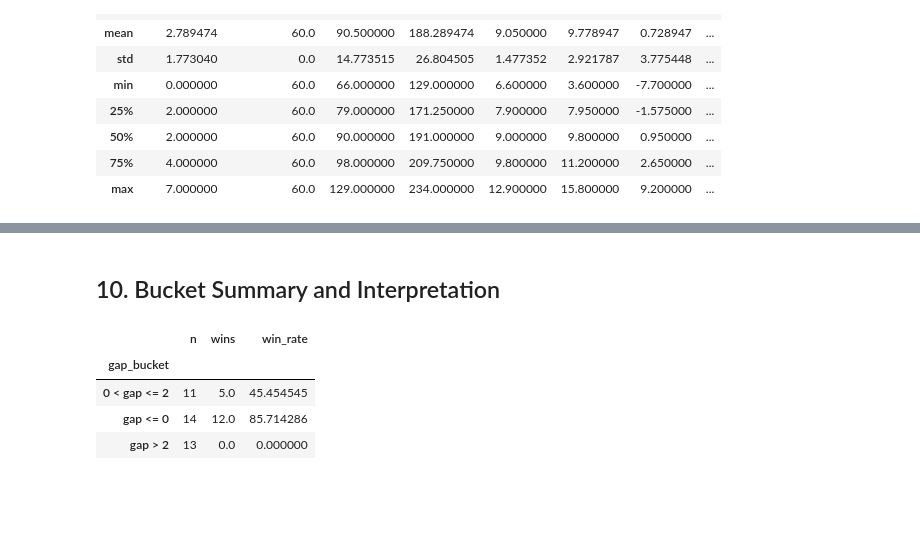
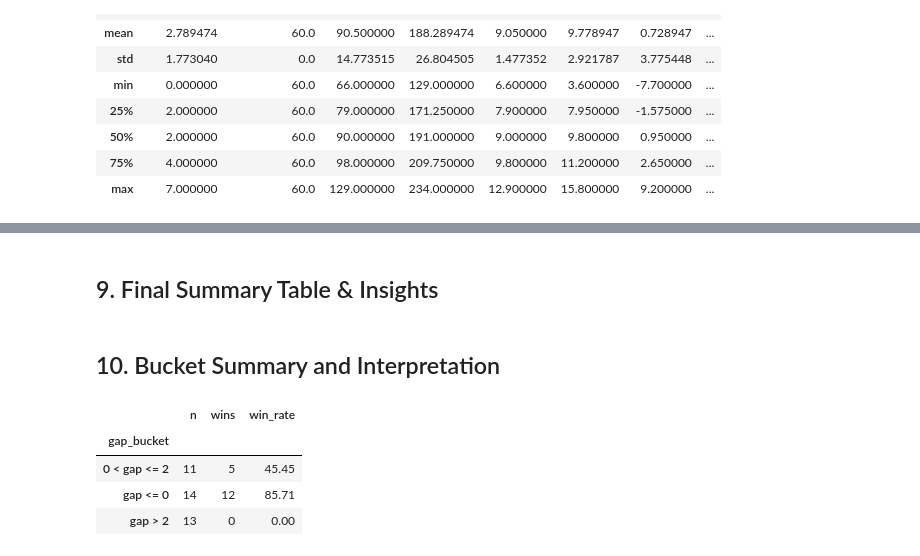
Before and after one commit to humphrey-nyanzi/analytical-casework-lab, a Jupyter notebook: cases/C02/MC_C02_01_Cricket_Match_State_Microcase.ipynb, the cells around one changed output, grey strips where cells are left out. Saved outputs shown, nothing was run; the diff lists cells and outputs as text; code cells hidden in the pictures; blank space fills up the shorter version.

```diff
--- a/cases/C02/MC_C02_01_Cricket_Match_State_Microcase.ipynb
+++ b/cases/C02/MC_C02_01_Cricket_Match_State_Microcase.ipynb
@@ -685,5 +702,8 @@ with sqlite3.connect(DB_PATH) as conn:
 # %%
-chase_table = """
+"""
+Run unified SQL query replicating all metric aggregations, exclusions, and bins.
+"""
+chase_table_query = """
 WITH deduplicated_deliveries AS (
   SELECT * FROM (
     SELECT
@@ -701,18 +721,12 @@ aggregated_chases AS (
     i.target
   FROM deduplicated_deliveries d
   JOIN sql_innings i
-    ON d.match_id = i.match_id
-    AND i.innings_no = 2
+    ON d.match_id = i.match_id AND i.innings_no = 2
   JOIN sql_matches m
     ON d.match_id = m.match_id
-  WHERE
-    m.result_type = 'completed'
-    AND d.innings_no = 2
-    AND d.over_no <= 10
+  WHERE m.result_type = 'completed' AND d.innings_no = 2 AND d.over_no <= 10
   GROUP BY d.match_id
-  HAVING
-    total_legal_balls >= 60
-    AND total_wickets < 10
+  HAVING total_legal_balls >= 60 AND total_wickets < 10
 ),
 gap_chases AS (
   SELECT
@@ -738,13 +752,9 @@ chase_outcomes AS (
   SELECT
     aggregated_chases.match_id,
     total_second_innings_runs,
-    CASE
-      WHEN total_second_innings_runs >= target THEN 1
-      ELSE 0
-    END AS outcome
+    CASE WHEN total_second_innings_runs >= target THEN 1 ELSE 0 END AS outcome
   FROM aggregated_chases
-  JOIN innings_2_total_runs
-    ON aggregated_chases.match_id = innings_2_total_runs.match_id
+  JOIN innings_2_total_runs ON aggregated_chases.match_id = innings_2_total_runs.match_id
 )
 SELECT
   g.match_id,
@@ -763,16 +773,11 @@ SELECT
   c.total_second_innings_runs,
   c.outcome
 FROM gap_chases g
-JOIN chase_outcomes c
-  ON g.match_id = c.match_id
-;
+JOIN chase_outcomes c ON g.match_id = c.match_id;
 """
 
 with sqlite3.connect(DB_PATH) as conn:
-    chase_table_output = pd.read_sql_query(
-        chase_table,
-        conn
-    )
+    chase_table_output = pd.read_sql_query(chase_table_query, conn)
 # %%
 chase_df.drop(columns = ['balls_remaining'],inplace=True)
 # %%
@@ -865,20 +880,24 @@ gap <= 0        2.29
 0 < gap <= 2    2.45
 gap > 2         3.62
 Name: total_wickets, dtype: float64
+# %% [markdown]
+## 9. Final Summary Table & Insights
 # %% [markdown]
 ## 10. Bucket Summary and Interpretation
 # %%
-#bucket summary table: n, wins, win rate per bucket.
+"""
+Group chases by pressure bucket to compute the absolute win rate.
+"""
 bucket_summary = chase_table_output.groupby('gap_bucket').agg(
     n=('match_id', 'count'),
     wins=('outcome', 'sum'),
     win_rate=('outcome', lambda x: (x.sum() / len(x)) * 100)
 )
 
-display(bucket_summary)
+display(bucket_summary.round(2))
 # %% [output]
 |  | n | wins | win_rate |
 | gap_bucket |  |  |  |
-| 0 < gap <= 2 | 11 | 5.0 | 45.454545 |
-| gap <= 0 | 14 | 12.0 | 85.714286 |
-| gap > 2 | 13 | 0.0 | 0.000000 |
+| 0 < gap <= 2 | 11 | 5 | 45.45 |
+| gap <= 0 | 14 | 12 | 85.71 |
+| gap > 2 | 13 | 0 | 0.00 |
```
Also changed, not shown: parts of 47 cells of this notebook.
